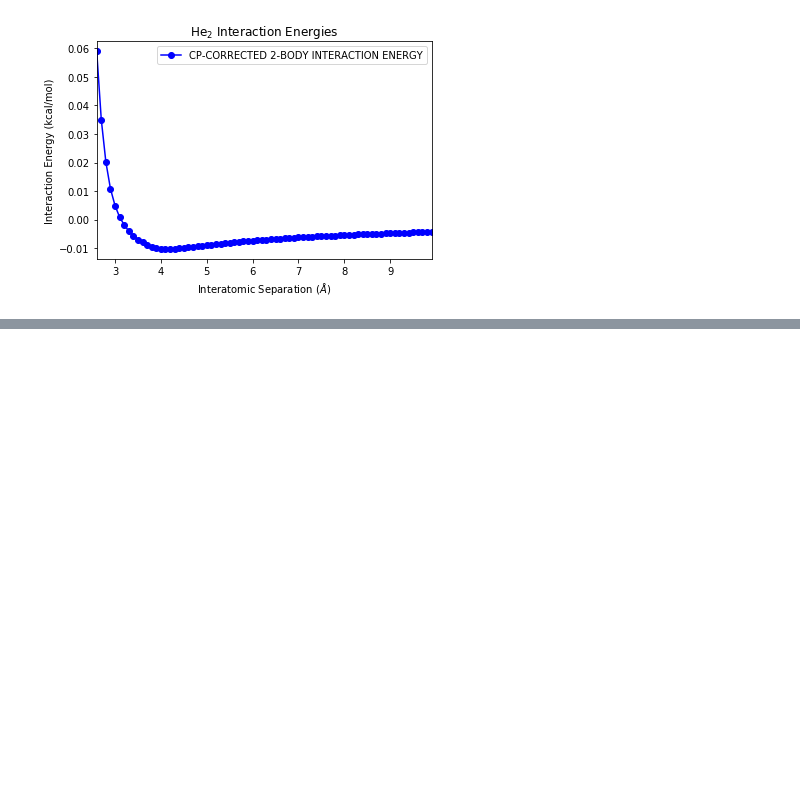
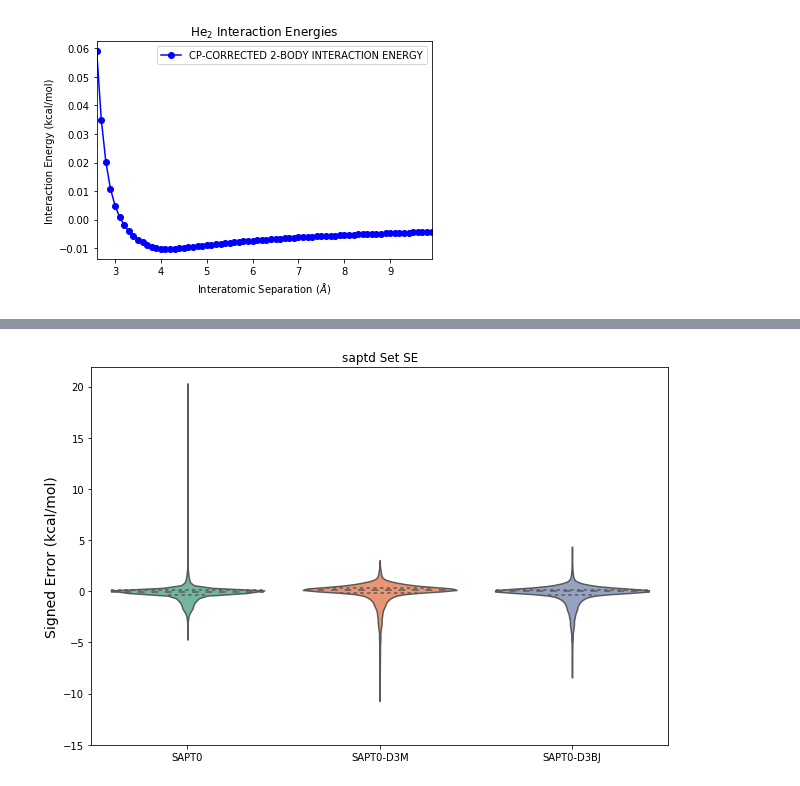
Before and after one commit to GT-IDEaS/Bootcamp2019, a Jupyter notebook: Day05/Sherrill_ML-for-Drug-Binding/quantum-chemistry-in-python.ipynb, the cells around one changed output, grey strips where cells are left out. Saved outputs shown, nothing was run; the diff lists cells and outputs as text; code cells hidden in the pictures; blank space fills up the shorter version.

Commit message:
Filled notebook for day05

```diff
--- a/Day05/Sherrill_ML-for-Drug-Binding/quantum-chemistry-in-python.ipynb
+++ b/Day05/Sherrill_ML-for-Drug-Binding/quantum-chemistry-in-python.ipynb
@@ -8,11 +20,16 @@ In this lesson we will explore how to perform Quantum Chemistry computations fro
 # %%
 # ==> Import libraries <==
 import psi4                               # Quantum chemistry package
+import time                               # For timing code
 import numpy as np                        # Numerical operations
 import pandas as pd                       # Data handling
+import seaborn as sns                     # Plotting & visualization
 import matplotlib.pyplot as plt           # Plotting & visualization
-from utilities.plotting import sapt_bars  # Custom library for fancy plotting
+import utilities.plotting as fancyplt     # Custom library for advanced plots
 
+idx = pd.IndexSlice                       # Slice pandas.DataFrame objects across multiindex
+
+# Matplotlib plots within notebook
 %matplotlib inline
 # %%
 # ==> Example 1: Construct He...He Potential Curve <==
@@ -106,0 +220,6 @@ Text(0.5, 1.0, 'SAPT0 vs. B3LYP-D3M(BJ) IE')
+# %%
+# Import SAPT, SAPT-D, & CCSD(T) Data
+saptd = pd.read_pickle('data/saptd-full.pkl')
+
+print(saptd.shape)
+saptd.head()
@@ -106,0 +237,26 @@ Text(0.5, 1.0, 'SAPT0 vs. B3LYP-D3M(BJ) IE')
+# %%
+# ==> Plotting Signed Errors for SAPT0 & SAPT0-D vs. CCSD(T) <==
+
+rawdata=pd.concat([saptd.loc[:,idx['D3M',['SAPT0 Error','Benchmark']]], saptd.loc[:,idx[:,['SAPT0-Zero3 Error', 'SAPT0-BJ Error', 'SAPT0-TT Error']]]], axis=1)
+
+# Filter outliers?
+rawdata = rawdata[abs(rawdata.loc[:,idx['D3M','Benchmark']]) >= 1.e-6]
+data=rawdata
+
+se = pd.DataFrame(index=data.index, columns=['SAPT0','SAPT0-D3M','SAPT0-D3BJ'])#,'SAPT0-TT'])
+se['SAPT0'] = data['D3M','SAPT0 Error']
+se['SAPT0-D3M'] = data['D3M','SAPT0-Zero3 Error']
+se['SAPT0-D3BJ'] = data['D3BJ','SAPT0-BJ Error']
+
+bounds = [.59, 0.59, 0.4, 0.4]
+insetopts = {'keep': 95,
+             #'whis': [0.5,99.5],
+             'fliers': False}
+options={
+            'labels': {'y axis': 'Signed Error (kcal/mol)', 'title': f'saptd Set SE'},
+            #'inset': {'bounds': bounds, 'kind': 'violin', 'options': insetopts},
+            #'inset': {'bounds': bounds, 'kind': 'box', 'options': insetopts},
+        }
+fancyplt.violin(se, options)
+# %% [output]
+[figure, added]
```
Also changed, not shown: parts of 17 cells of this notebook.
